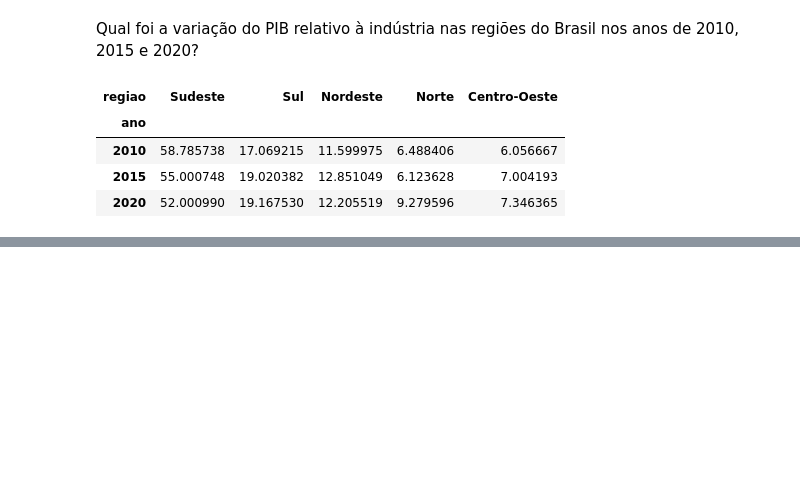
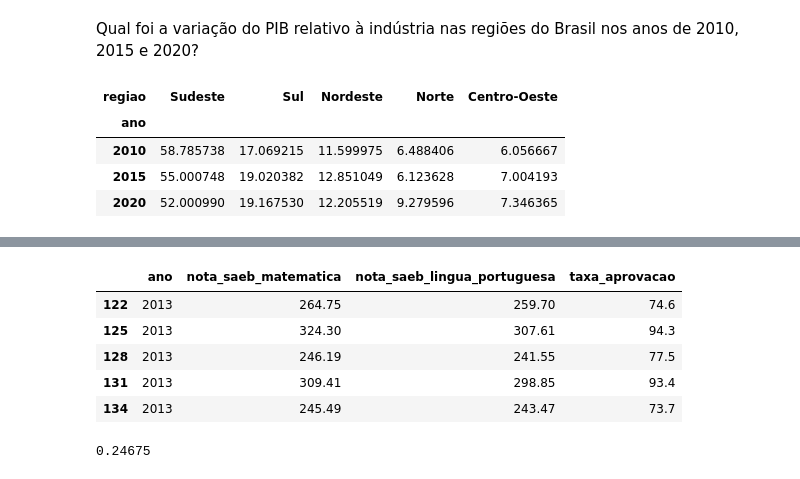
Before and after one commit to ledsouza/dataviz-graficos-composicao-relacionamento, a Jupyter notebook: extra/Plotly_plots.ipynb, the cells around one changed output, grey strips where cells are left out. Saved outputs shown, nothing was run; the diff lists cells and outputs as text; code cells hidden in the pictures; blank space fills up the shorter version.

```diff
--- a/extra/Plotly_plots.ipynb
+++ b/extra/Plotly_plots.ipynb
@@ -412,0 +433,14 @@ fig.show()
+# %%
+ideb_notas_aprovacao = ideb.query("ano >= 2013 and anos_escolares == 'EM'")[['ano', 'nota_saeb_matematica', 'nota_saeb_lingua_portuguesa', 'taxa_aprovacao']]
+ideb_notas_aprovacao.head()
+# %% [output]
+|  | ano | nota_saeb_matematica | nota_saeb_lingua_portuguesa | taxa_aprovacao |
+| 122 | 2013 | 264.75 | 259.70 | 74.6 |
+| 125 | 2013 | 324.30 | 307.61 | 94.3 |
+| 128 | 2013 | 246.19 | 241.55 | 77.5 |
+| 131 | 2013 | 309.41 | 298.85 | 93.4 |
+| 134 | 2013 | 245.49 | 243.47 | 73.7 |
+# %%
+ideb_notas_aprovacao["taxa_aprovacao"].max() / 20 ** 2
+# %% [output]
+0.24675
```
Also changed, not shown: parts of 5 cells of this notebook.
